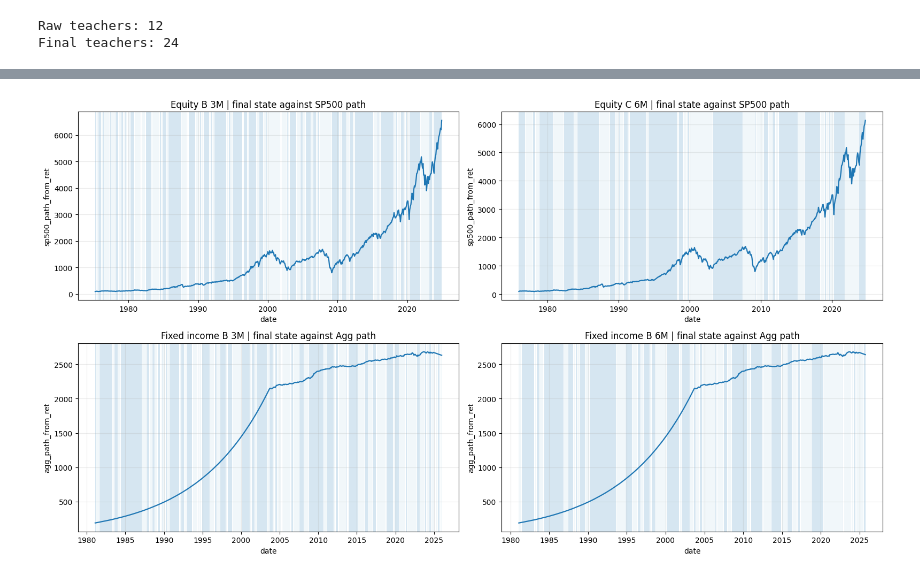
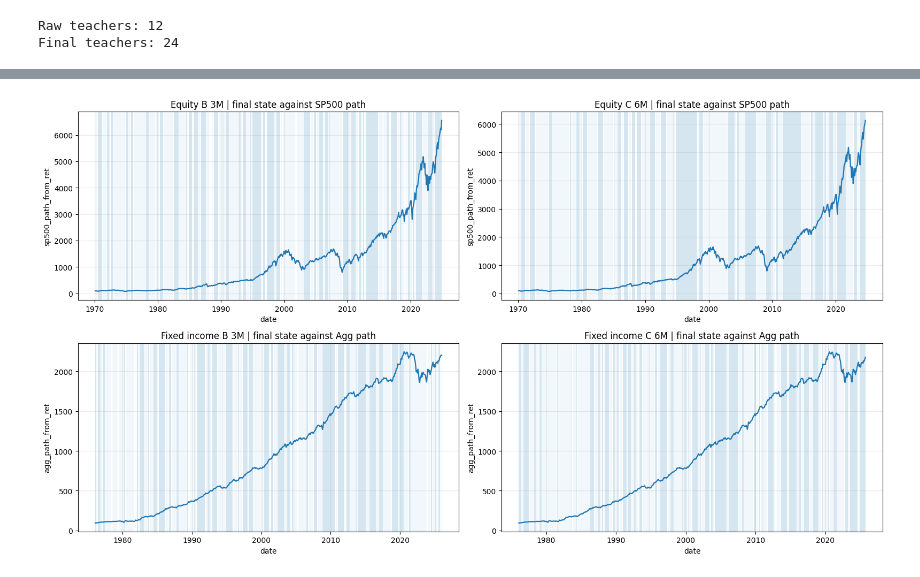
Before and after one commit to RLMM5/MLFCS_RLMM_26, a Jupyter notebook: Teacher design/compact_teacher_redesign_notebook.ipynb, the cells around one changed output, grey strips where cells are left out. Drawn from its saved outputs; the diff is of its cells as text; code cells hidden in the pictures.

Commit message:
corrected agg returns

```diff
--- a/Teacher design/compact_teacher_redesign_notebook.ipynb
+++ b/Teacher design/compact_teacher_redesign_notebook.ipynb
@@ -533,7 +333,7 @@ for asset_prefix, asset_name in [("eq", "equity"), ("fi", "fixed_income")]:
         for h in [3, 6]:
             score_col = f"{asset_prefix}_score_{family}_{h}m"
             raw_name = f"{asset_prefix}_raw_{family}_{h}m"
-            raw_state = median_threshold_state(panel[score_col], min_history=60)
+            raw_state = full_sample_median_threshold_state(panel[score_col])
             panel[raw_name] = raw_state
             register_raw_teacher(raw_name, raw_state, asset_name, h, family, score_col)
 
@@ -552,10 +352,8 @@ for raw_name, meta in TEACHERS_RAW.items():
             min_run,
         )
 
-raw_cols = list(TEACHERS_RAW.keys())
-final_cols = list(TEACHERS_FINAL.keys())
-print(f"Raw teachers: {len(raw_cols)}")
-print(f"Final teachers: {len(final_cols)}")
+print("Raw teachers:", len(TEACHERS_RAW))
+print("Final teachers:", len(TEACHERS_FINAL))
 # %% [output]
 Raw teachers: 12
 Final teachers: 24
@@ -771,6 +596,15 @@ These are enough to check whether the teacher lines up with economically favorab
 # %%
-panel["sp500_path_from_ret"] = build_index_from_returns(panel["eq_ret_1m"], start=100.0)
-panel["agg_path_from_ret"] = build_index_from_returns(panel["fi_ret_1m"], start=100.0)
+def build_index_from_returns(ret, start=100.0):
+    ret = pd.to_numeric(ret, errors="coerce")
+    idx = pd.Series(index=ret.index, dtype=float)
+    level = start
+    for i, r in enumerate(ret):
+        if pd.isna(r):
+            idx.iloc[i] = np.nan
+        else:
+            level *= (1.0 + r)
+            idx.iloc[i] = level
+    return idx
 
 def plot_teacher_path_grid(df, specs, ncols=2, figsize_per_row=4.4):
     n = len(specs)
@@ -791,38 +625,39 @@ def plot_teacher_path_grid(df, specs, ncols=2, figsize_per_row=4.4):
 
         state = sub[teacher_col].to_numpy()
         dates = sub["date"].to_numpy()
+        start = 0
 
-        start = 0
         for i in range(1, len(sub) + 1):
             boundary = (i == len(sub)) or (state[i] != state[start])
             if boundary:
                 x0 = dates[start]
                 x1 = dates[i - 1]
-
                 if state[start] == 1:
                     ax.axvspan(x0, x1, alpha=0.18)
                 else:
                     ax.axvspan(x0, x1, alpha=0.06)
-
                 start = i
 
         ax.set_title(title)
         ax.set_xlabel("date")
         ax.set_ylabel(path_col)
 
     for ax in axes[n:]:
         ax.axis("off")
 
     plt.tight_layout()
     plt.show()
 
+panel["sp500_path_from_ret"] = build_index_from_returns(panel["eq_ret_1m"], start=100.0)
+panel["agg_path_from_ret"] = build_index_from_returns(panel["fi_ret_1m"], start=100.0)
+
 path_specs = [
     ("eq_mr2_B_3m", "sp500_path_from_ret", "Equity B 3M | final state against SP500 path"),
     ("eq_mr2_C_6m", "sp500_path_from_ret", "Equity C 6M | final state against SP500 path"),
     ("fi_mr2_B_3m", "agg_path_from_ret", "Fixed income B 3M | final state against Agg path"),
-    ("fi_mr2_B_6m", "agg_path_from_ret", "Fixed income B 6M | final state against Agg path"),
+    ("fi_mr2_C_6m", "agg_path_from_ret", "Fixed income C 6M | final state against Agg path"),
 ]
 
 plot_teacher_path_grid(panel, path_specs, ncols=2)
 # %% [output]
-[figure, old version]
+[figure, new version]
```
Also changed, not shown: parts of 23 cells of this notebook, 1 other file.
